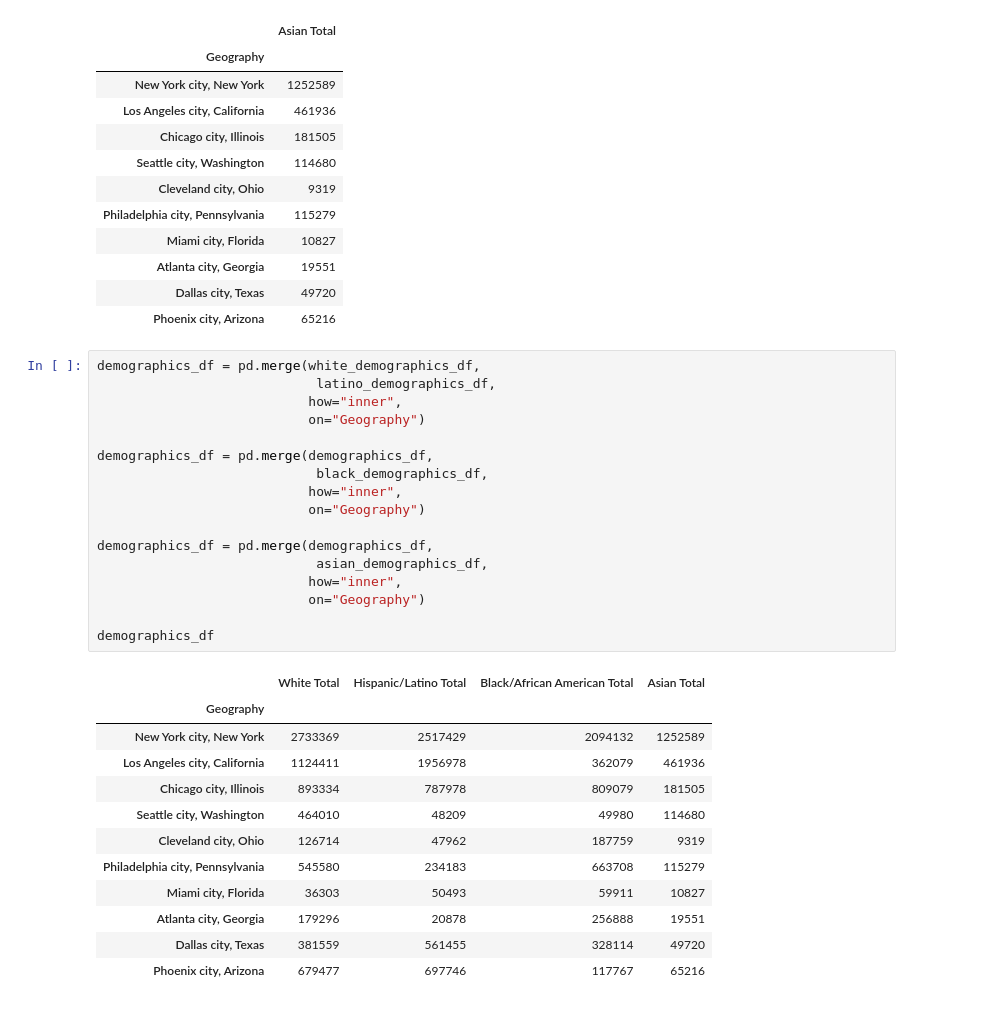
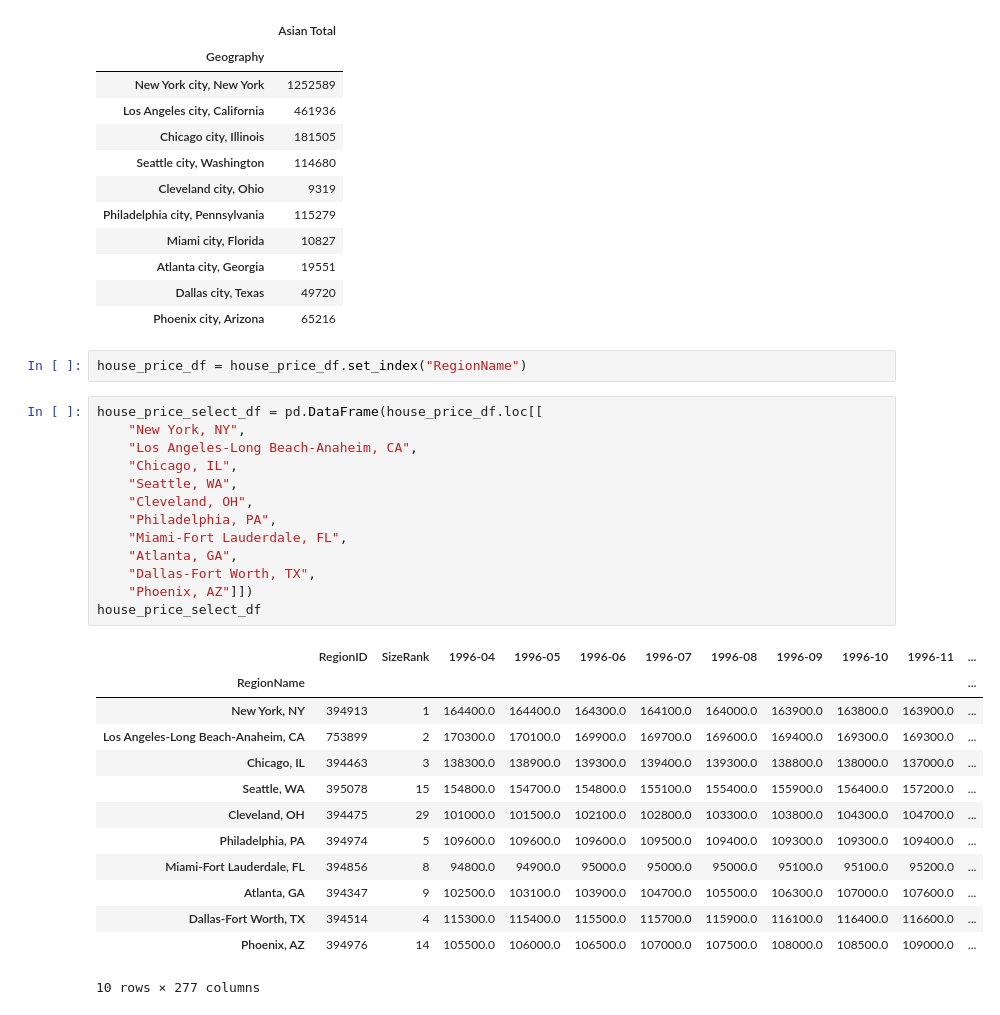
Before and after one commit to diamondwyrm/Project-1-Team-5, a Jupyter notebook: Demographic-Housing-Prices/Demographics.ipynb, the cells around one changed output. Drawn from its saved outputs; the diff is of its cells as text.

```diff
--- a/Demographic-Housing-Prices/Demographics.ipynb
+++ b/Demographic-Housing-Prices/Demographics.ipynb
@@ -264,33 +266,32 @@ asian_demographics_df
 | Atlanta city, Georgia | 19551 |
 | Dallas city, Texas | 49720 |
 | Phoenix city, Arizona | 65216 |
-# %%
-demographics_df = pd.merge(white_demographics_df,
-                            latino_demographics_df,
-                           how="inner",
-                           on="Geography")
-
-demographics_df = pd.merge(demographics_df,
-                            black_demographics_df,
-                           how="inner",
-                           on="Geography")
-
-demographics_df = pd.merge(demographics_df,
-                            asian_demographics_df,
-                           how="inner",
-                           on="Geography")
-
-demographics_df
-# %% [output]
-|  | White Total | Hispanic/Latino Total | Black/African American Total | Asian Total |
-| Geography |  |  |  |  |
-| New York city, New York | 2733369 | 2517429 | 2094132 | 1252589 |
-| Los Angeles city, California | 1124411 | 1956978 | 362079 | 461936 |
-| Chicago city, Illinois | 893334 | 787978 | 809079 | 181505 |
-| Seattle city, Washington | 464010 | 48209 | 49980 | 114680 |
-| Cleveland city, Ohio | 126714 | 47962 | 187759 | 9319 |
-| Philadelphia city, Pennsylvania | 545580 | 234183 | 663708 | 115279 |
-| Miami city, Florida | 36303 | 50493 | 59911 | 10827 |
-| Atlanta city, Georgia | 179296 | 20878 | 256888 | 19551 |
-| Dallas city, Texas | 381559 | 561455 | 328114 | 49720 |
-| Phoenix city, Arizona | 679477 | 697746 | 117767 | 65216 |
+# %%
+house_price_df = house_price_df.set_index("RegionName")
+# %%
+house_price_select_df = pd.DataFrame(house_price_df.loc[[
+    "New York, NY",
+    "Los Angeles-Long Beach-Anaheim, CA",
+    "Chicago, IL",
+    "Seattle, WA",
+    "Cleveland, OH",
+    "Philadelphia, PA",
+    "Miami-Fort Lauderdale, FL",
+    "Atlanta, GA",
+    "Dallas-Fort Worth, TX",
+    "Phoenix, AZ"]])
+house_price_select_df
+# %% [output]
+|  | RegionID | SizeRank | 1996-04 | 1996-05 | 1996-06 | 1996-07 | 1996-08 | 1996-09 | 1996-10 | 1996-11 | ... |
+| RegionName |  |  |  |  |  |  |  |  |  |  | ... |
+| New York, NY | 394913 | 1 | 164400.0 | 164400.0 | 164300.0 | 164100.0 | 164000.0 | 163900.0 | 163800.0 | 163900.0 | ... |
+| Los Angeles-Long Beach-Anaheim, CA | 753899 | 2 | 170300.0 | 170100.0 | 169900.0 | 169700.0 | 169600.0 | 169400.0 | 169300.0 | 169300.0 | ... |
+| Chicago, IL | 394463 | 3 | 138300.0 | 138900.0 | 139300.0 | 139400.0 | 139300.0 | 138800.0 | 138000.0 | 137000.0 | ... |
+| Seattle, WA | 395078 | 15 | 154800.0 | 154700.0 | 154800.0 | 155100.0 | 155400.0 | 155900.0 | 156400.0 | 157200.0 | ... |
+| Cleveland, OH | 394475 | 29 | 101000.0 | 101500.0 | 102100.0 | 102800.0 | 103300.0 | 103800.0 | 104300.0 | 104700.0 | ... |
+| Philadelphia, PA | 394974 | 5 | 109600.0 | 109600.0 | 109600.0 | 109500.0 | 109400.0 | 109300.0 | 109300.0 | 109400.0 | ... |
+| Miami-Fort Lauderdale, FL | 394856 | 8 | 94800.0 | 94900.0 | 95000.0 | 95000.0 | 95000.0 | 95100.0 | 95100.0 | 95200.0 | ... |
+| Atlanta, GA | 394347 | 9 | 102500.0 | 103100.0 | 103900.0 | 104700.0 | 105500.0 | 106300.0 | 107000.0 | 107600.0 | ... |
+| Dallas-Fort Worth, TX | 394514 | 4 | 115300.0 | 115400.0 | 115500.0 | 115700.0 | 115900.0 | 116100.0 | 116400.0 | 116600.0 | ... |
+| Phoenix, AZ | 394976 | 14 | 105500.0 | 106000.0 | 106500.0 | 107000.0 | 107500.0 | 108000.0 | 108500.0 | 109000.0 | ... |
+10 rows × 277 columns
```
Also changed, not shown: parts of 7 cells of this notebook, 2 other files.
